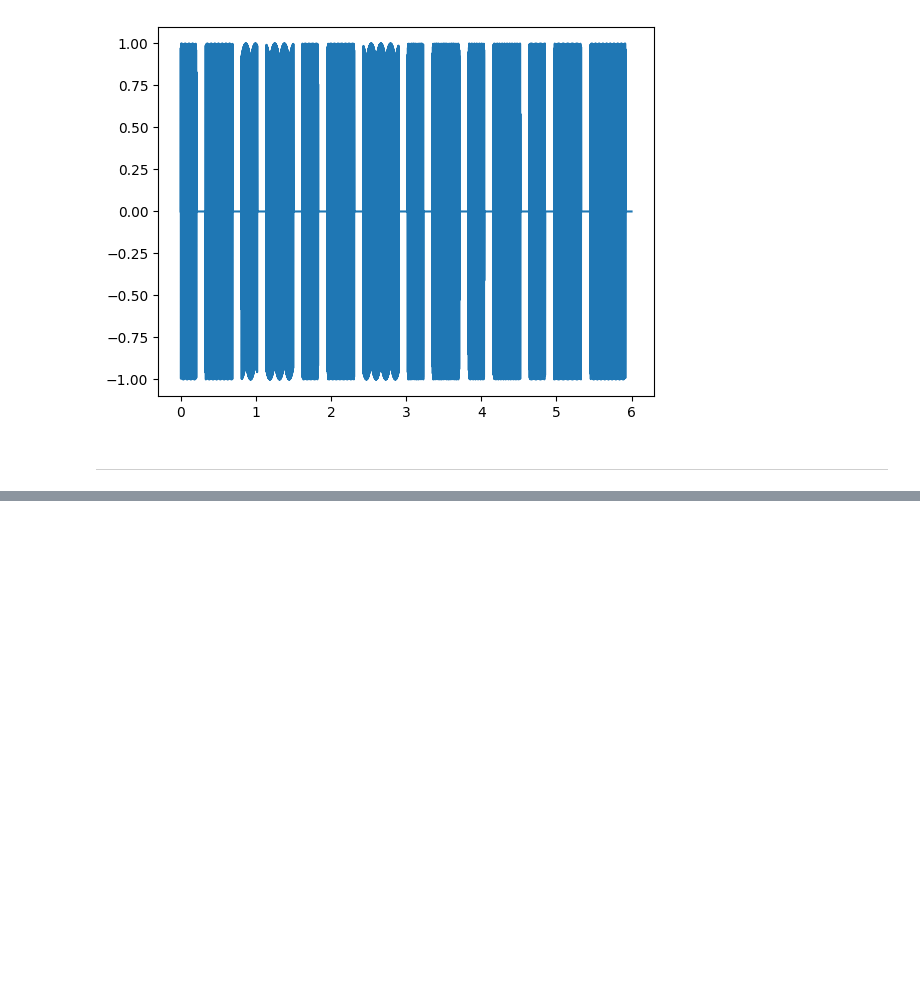
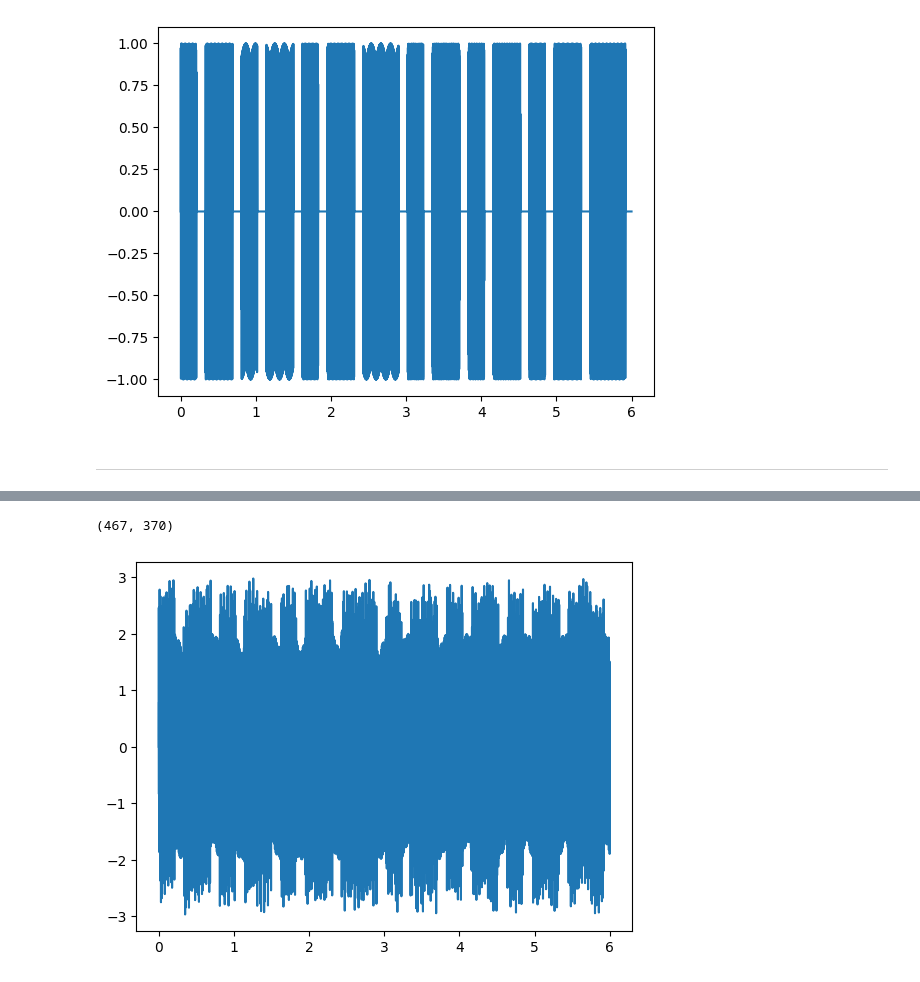
Before and after one commit to Hamada-Gado/Audio-Processing, a Jupyter notebook: main.ipynb, the cells around one changed output, grey strips where cells are left out. Cells and saved outputs as stored; diff of their text form; code cells hidden in the pictures; blank space fills up the shorter version.

```diff
--- a/main.ipynb
+++ b/main.ipynb
@@ -55,0 +68,12 @@ sd.play(x, 3 * 1024)
+# %%
+f1, f2 = np.random.randint(0, 512, 2)
+n: Signal = np.sin(2 * f1 * np.pi * t) + np.sin(2 * f2 * np.pi * t)
+f1, f2
+# %% [output]
+(467, 370)
+# %%
+x_n: Signal = x + n
+plt.plot(t, x_n)
+sd.play(x_n, 3 * 1024)
+# %% [output]
+[figure, added]
```
Also changed, not shown: parts of 12 cells of this notebook.
